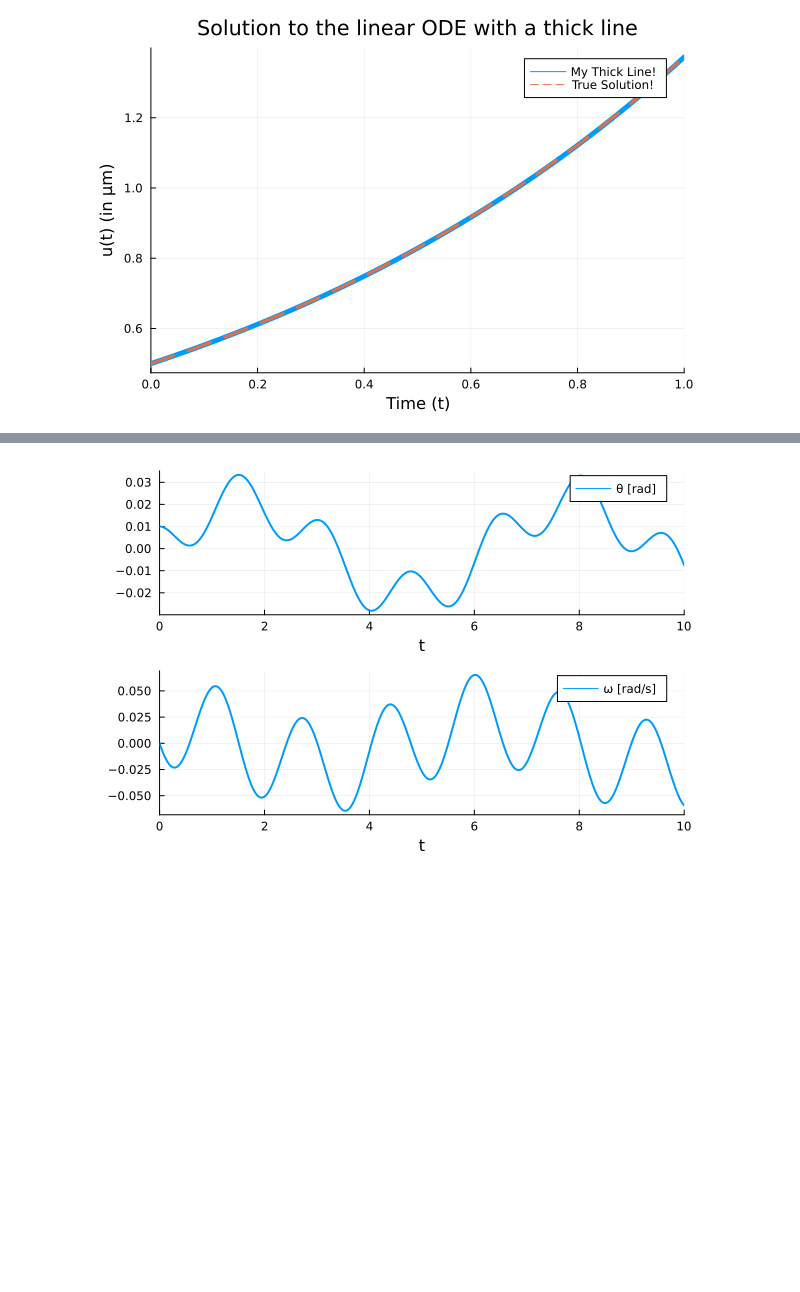
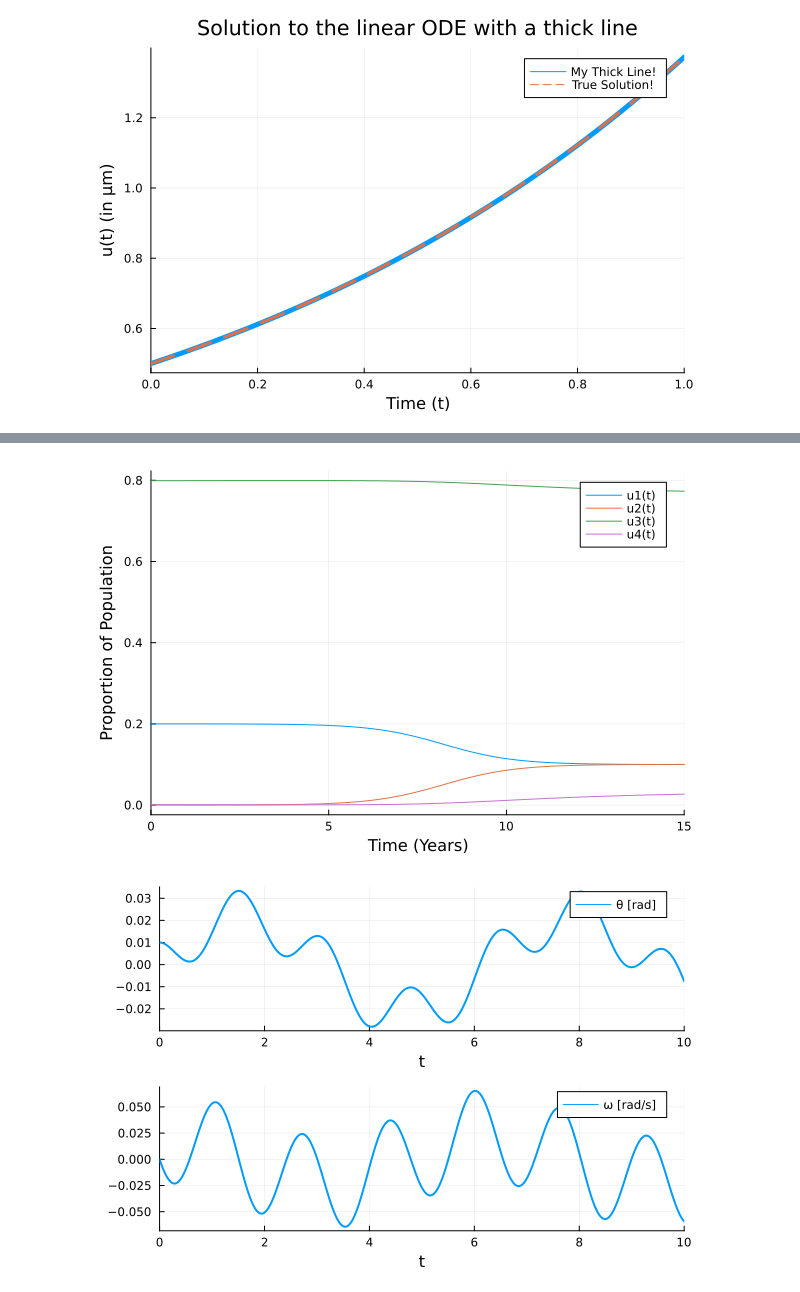
Before and after one commit to michaelajao/notebook, a Jupyter notebook: scripts/juliaExperiment.ipynb, the cells around one changed output, grey strips where cells are left out. Cells and saved outputs as stored; diff of their text form; code cells hidden in the pictures; blank space fills up the shorter version.

```diff
--- a/scripts/juliaExperiment.ipynb
+++ b/scripts/juliaExperiment.ipynb
@@ -47,3 +45,12 @@ plot(sol,linewidth=5,title="Solution to the linear ODE with a thick line",
 plot!(sol.t, t->0.5*exp(1.01t),lw=3,ls=:dash,label="True Solution!")
 # %% [output]
 [figure]
+# %%
+function sis_ode(du,u,p,t)
+    SH,IH,SL,IL = u
+    betaHH,betaHL,betaLH,betaLL,gamma=p
+    du[1]=-(betaHH*IH+betaHL*IL)*SH+gamma*IH
+    du[2]=+(betaHH*IH+betaHL*IL)*SH-gamma*IH
+    du[3]=-(betaLH*IH+betaLL*IL)*SL+gamma*IL
+    du[4]=+(betaLH*IH+betaLL*IL)*SL-gamma*IL
+end
@@ -49,0 +59,4 @@ plot!(sol.t, t->0.5*exp(1.01t),lw=3,ls=:dash,label="True Solution!")
+# %%
+parms =[10,0.1,0.1,1,1]
+init=[0.19999,0.00001,0.799,0.001]
+tspan=tspan = (0.0,15.0)
@@ -49,0 +65,3 @@ plot!(sol.t, t->0.5*exp(1.01t),lw=3,ls=:dash,label="True Solution!")
+# %%
+sis_prob = ODEProblem(sis_ode,init,tspan,parms)
+sis_sol = solve(sis_prob,saveat=0.1)
@@ -50,3 +86,7 @@ plot!(sol.t, t->0.5*exp(1.01t),lw=3,ls=:dash,label="True Solution!")
+# %%
+plot(sis_sol,xlabel="Time (Years)",ylabel="Proportion of Population")
+# %% [output]
+[figure, added]
 # %%
 using DifferentialEquations
 using Plots
```
Also changed, not shown: parts of 8 cells of this notebook, 1 other file.
